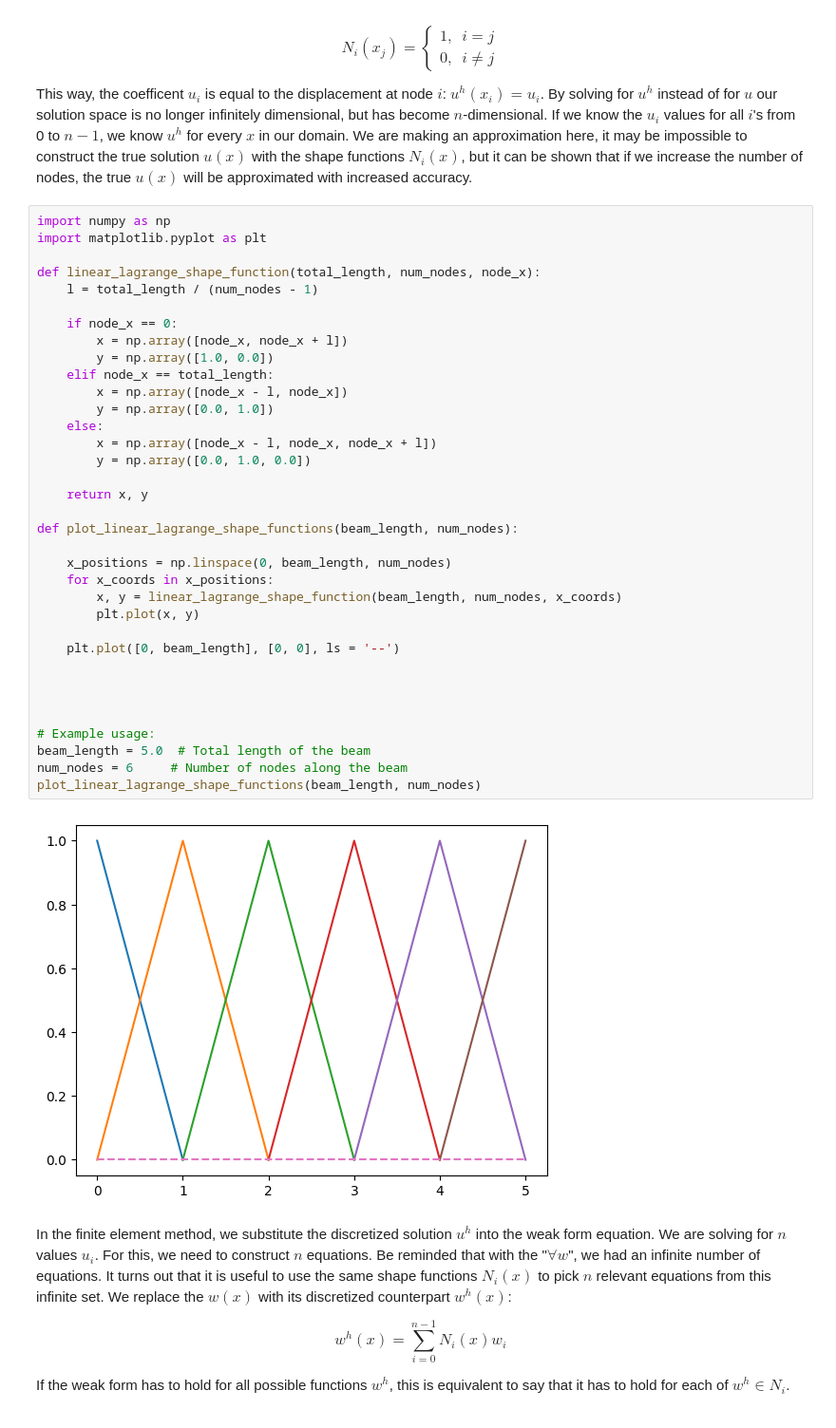
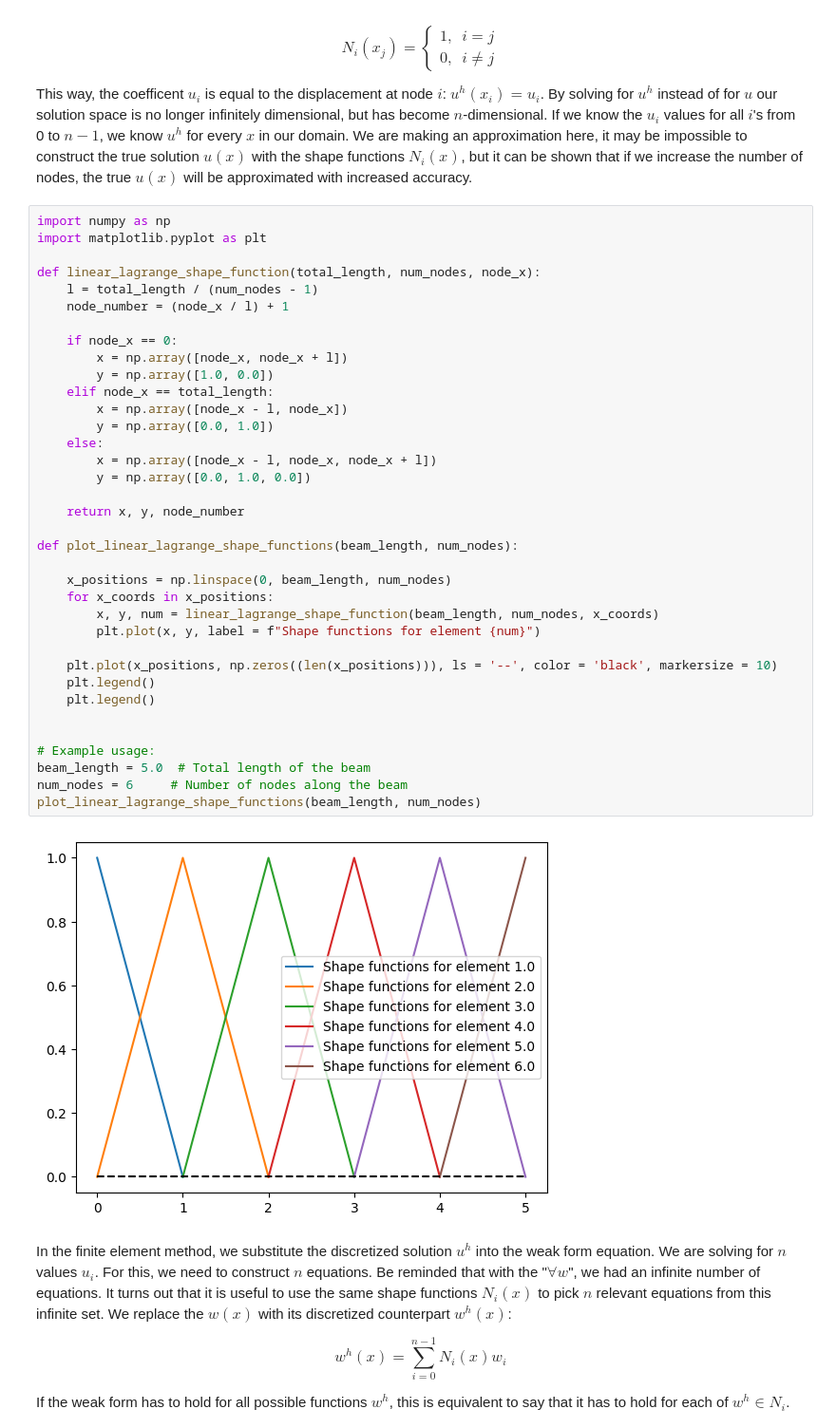
Before and after one commit to TeachBooks/mirror_computational_modelling, a Jupyter notebook: book/Chapter1/chapter1-5_Matrix_form.ipynb, the cells around one changed output. Shown at 95% size. Cells and saved outputs as stored; diff of their text form.

```diff
--- a/book/Chapter1/chapter1-5_Matrix_form.ipynb
+++ b/book/Chapter1/chapter1-5_Matrix_form.ipynb
@@ -14,40 +14,41 @@ This way, the coefficent $u_i$ is equal to the displacement at node $i$: $u^h(x_
 # %%
 import numpy as np
 import matplotlib.pyplot as plt
 
 def linear_lagrange_shape_function(total_length, num_nodes, node_x):
     l = total_length / (num_nodes - 1)
+    node_number = (node_x / l) + 1
 
     if node_x == 0:
         x = np.array([node_x, node_x + l])
         y = np.array([1.0, 0.0])
     elif node_x == total_length:
         x = np.array([node_x - l, node_x])
         y = np.array([0.0, 1.0])
     else:
         x = np.array([node_x - l, node_x, node_x + l])
         y = np.array([0.0, 1.0, 0.0])
 
-    return x, y
+    return x, y, node_number
 
 def plot_linear_lagrange_shape_functions(beam_length, num_nodes):
 
     x_positions = np.linspace(0, beam_length, num_nodes)
     for x_coords in x_positions:
-        x, y = linear_lagrange_shape_function(beam_length, num_nodes, x_coords)
-        plt.plot(x, y)
+        x, y, num = linear_lagrange_shape_function(beam_length, num_nodes, x_coords)
+        plt.plot(x, y, label = f"Shape functions for element {num}")
 
-    plt.plot([0, beam_length], [0, 0], ls = '--')
-
-
+    plt.plot(x_positions, np.zeros((len(x_positions))), ls = '--', color = 'black', markersize = 10)
+    plt.legend()
+    plt.legend()
 
 
 # Example usage:
 beam_length = 5.0  # Total length of the beam
 num_nodes = 6     # Number of nodes along the beam
 plot_linear_lagrange_shape_functions(beam_length, num_nodes)
 # %% [output]
-[figure, old version]
+[figure, new version]
 # %% [markdown]
 In the finite element method, we substitute the discretized solution $u^h$ into the weak form equation. We are solving for $n$ values $u_i$. For this, we need to construct $n$ equations. Be reminded that with the "$\forall w$", we had an infinite number of equations. It turns out that it is useful to use the same shape functions $N_i(x)$ to pick $n$ relevant equations from this infinite set. We replace the $w(x)$ with its discretized counterpart $w^h(x)$:
 
```
